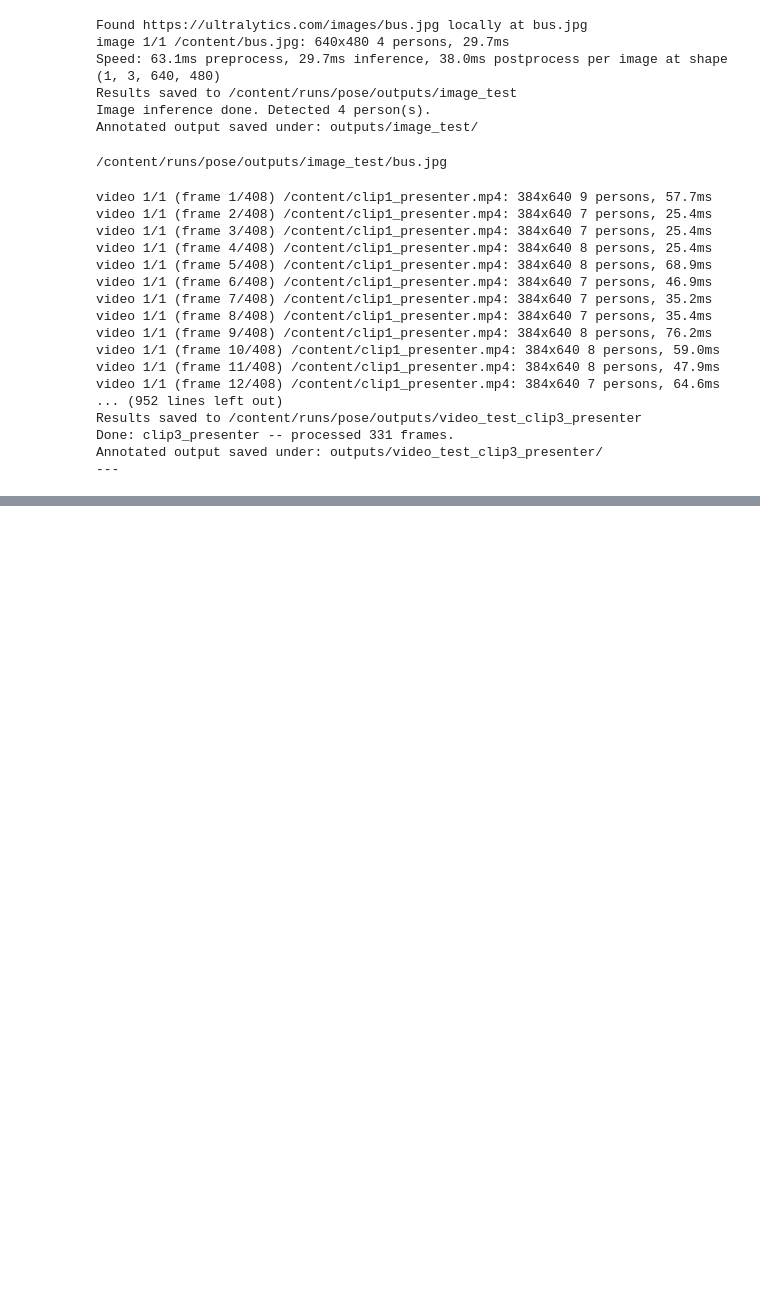
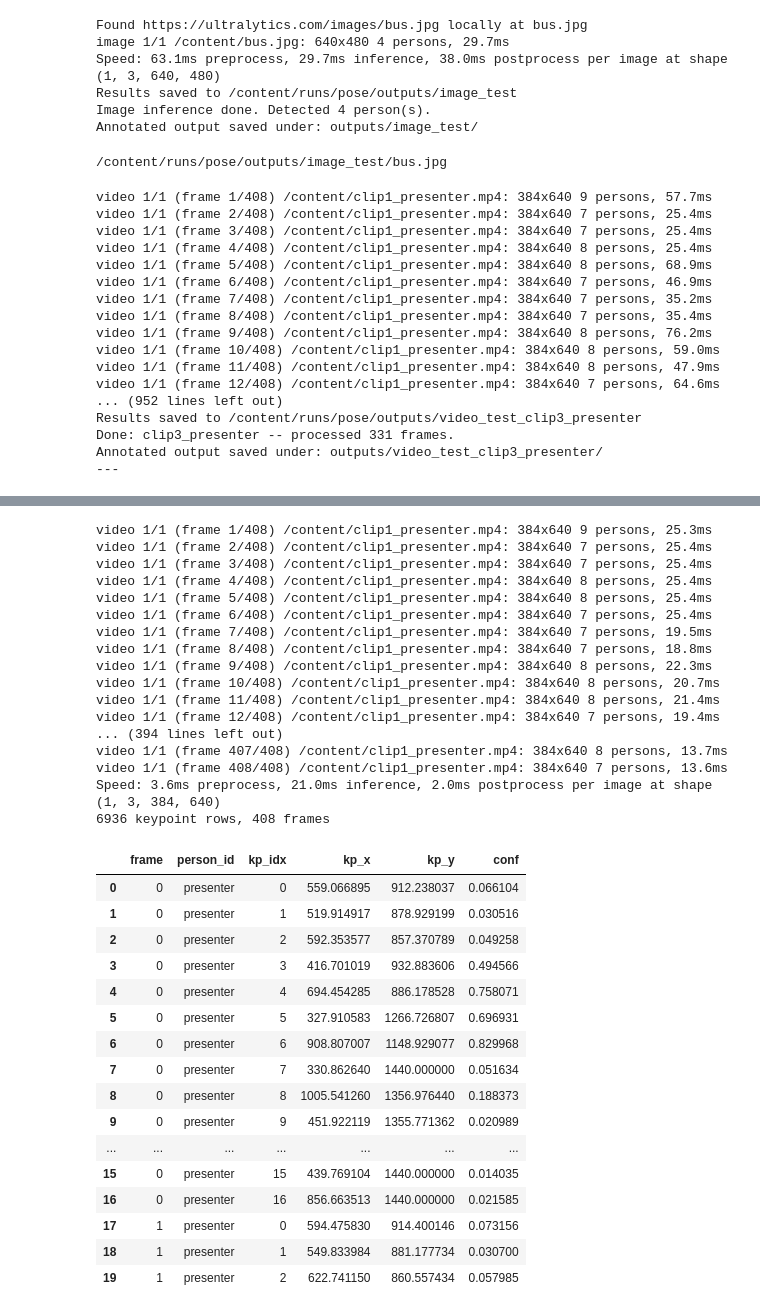
Before and after one commit to GhalaAwd/Computer-Vision-Capstone-Project, a Jupyter notebook: notebooks/01_inference.ipynb, the cells around one changed output, grey strips where cells are left out. Cells and saved outputs as stored; diff of their text form; code cells hidden in the pictures; blank space fills up the shorter version.

```diff
--- a/notebooks/01_inference.ipynb
+++ b/notebooks/01_inference.ipynb
@@ -84,0 +209,40 @@ Annotated output saved under: outputs/video_test_clip3_presenter/
+# %%
+df = extract_presenter_keypoints("/content/clip1_presenter.mp4")
+df.to_csv("outputs/clip1_keypoints.csv", index=False)
+print(f"{len(df)} keypoint rows, {df['frame'].nunique()} frames")
+df.head(20)
+# %% [output]
+video 1/1 (frame 1/408) /content/clip1_presenter.mp4: 384x640 9 persons, 25.3ms
+video 1/1 (frame 2/408) /content/clip1_presenter.mp4: 384x640 7 persons, 25.4ms
+video 1/1 (frame 3/408) /content/clip1_presenter.mp4: 384x640 7 persons, 25.4ms
+video 1/1 (frame 4/408) /content/clip1_presenter.mp4: 384x640 8 persons, 25.4ms
+video 1/1 (frame 5/408) /content/clip1_presenter.mp4: 384x640 8 persons, 25.4ms
+video 1/1 (frame 6/408) /content/clip1_presenter.mp4: 384x640 7 persons, 25.4ms
+video 1/1 (frame 7/408) /content/clip1_presenter.mp4: 384x640 7 persons, 19.5ms
+video 1/1 (frame 8/408) /content/clip1_presenter.mp4: 384x640 7 persons, 18.8ms
+video 1/1 (frame 9/408) /content/clip1_presenter.mp4: 384x640 8 persons, 22.3ms
+video 1/1 (frame 10/408) /content/clip1_presenter.mp4: 384x640 8 persons, 20.7ms
+video 1/1 (frame 11/408) /content/clip1_presenter.mp4: 384x640 8 persons, 21.4ms
+video 1/1 (frame 12/408) /content/clip1_presenter.mp4: 384x640 7 persons, 19.4ms
+... (394 lines left out)
+video 1/1 (frame 407/408) /content/clip1_presenter.mp4: 384x640 8 persons, 13.7ms
+video 1/1 (frame 408/408) /content/clip1_presenter.mp4: 384x640 7 persons, 13.6ms
+Speed: 3.6ms preprocess, 21.0ms inference, 2.0ms postprocess per image at shape (1, 3, 384, 640)
+6936 keypoint rows, 408 frames
+|  | frame | person_id | kp_idx | kp_x | kp_y | conf |
+| 0 | 0 | presenter | 0 | 559.066895 | 912.238037 | 0.066104 |
+| 1 | 0 | presenter | 1 | 519.914917 | 878.929199 | 0.030516 |
+| 2 | 0 | presenter | 2 | 592.353577 | 857.370789 | 0.049258 |
+| 3 | 0 | presenter | 3 | 416.701019 | 932.883606 | 0.494566 |
+| 4 | 0 | presenter | 4 | 694.454285 | 886.178528 | 0.758071 |
+| 5 | 0 | presenter | 5 | 327.910583 | 1266.726807 | 0.696931 |
+| 6 | 0 | presenter | 6 | 908.807007 | 1148.929077 | 0.829968 |
+| 7 | 0 | presenter | 7 | 330.862640 | 1440.000000 | 0.051634 |
+| 8 | 0 | presenter | 8 | 1005.541260 | 1356.976440 | 0.188373 |
+| 9 | 0 | presenter | 9 | 451.922119 | 1355.771362 | 0.020989 |
+| ... | ... | ... | ... | ... | ... | ... |
+| 15 | 0 | presenter | 15 | 439.769104 | 1440.000000 | 0.014035 |
+| 16 | 0 | presenter | 16 | 856.663513 | 1440.000000 | 0.021585 |
+| 17 | 1 | presenter | 0 | 594.475830 | 914.400146 | 0.073156 |
+| 18 | 1 | presenter | 1 | 549.833984 | 881.177734 | 0.030700 |
+| 19 | 1 | presenter | 2 | 622.741150 | 860.557434 | 0.057985 |
```
Also changed, not shown: parts of 2 cells of this notebook.
